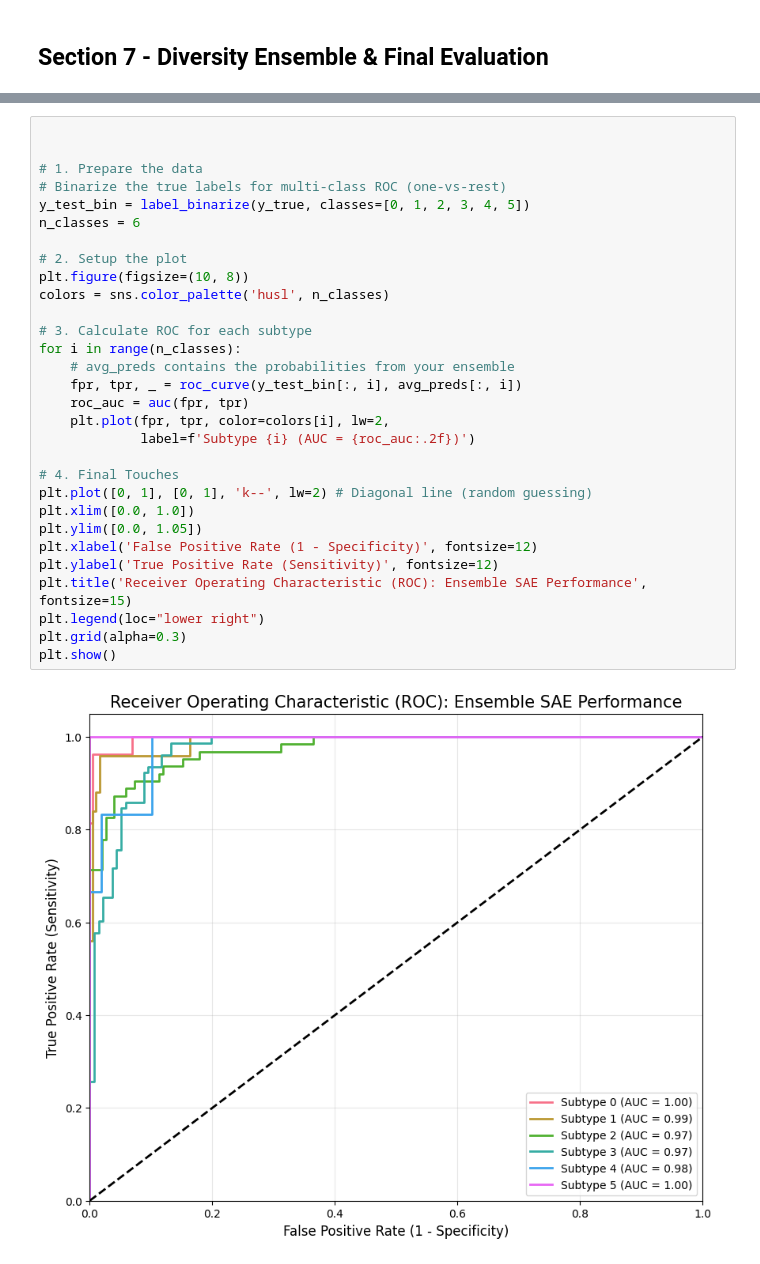
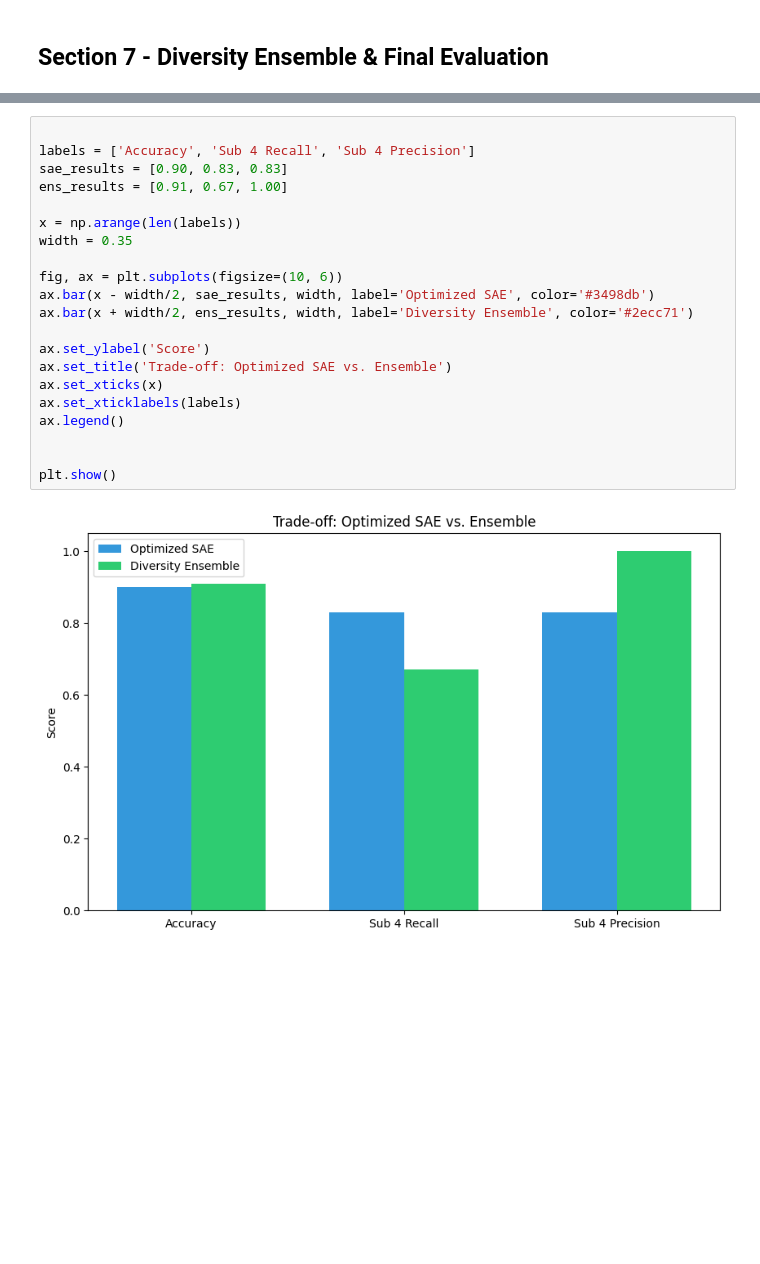
Before and after one commit to saikaldi/genomicDL, a Jupyter notebook: main.ipynb, the cells around one changed output, grey strips where cells are left out. Drawn from its saved outputs; the diff is of its cells as text; blank space fills up the shorter version.

```diff
--- a/main.ipynb
+++ b/main.ipynb
@@ -1280,33 +1327,24 @@ weighted avg       0.91      0.91      0.91       214
-# %%
-
-
-# 1. Prepare the data
-# Binarize the true labels for multi-class ROC (one-vs-rest)
-y_test_bin = label_binarize(y_true, classes=[0, 1, 2, 3, 4, 5])
-n_classes = 6
-
-# 2. Setup the plot
-plt.figure(figsize=(10, 8))
-colors = sns.color_palette('husl', n_classes)
-
-# 3. Calculate ROC for each subtype
-for i in range(n_classes):
-    # avg_preds contains the probabilities from your ensemble
-    fpr, tpr, _ = roc_curve(y_test_bin[:, i], avg_preds[:, i])
-    roc_auc = auc(fpr, tpr)
-    plt.plot(fpr, tpr, color=colors[i], lw=2,
-             label=f'Subtype {i} (AUC = {roc_auc:.2f})')
-
-# 4. Final Touches
-plt.plot([0, 1], [0, 1], 'k--', lw=2) # Diagonal line (random guessing)
-plt.xlim([0.0, 1.0])
-plt.ylim([0.0, 1.05])
-plt.xlabel('False Positive Rate (1 - Specificity)', fontsize=12)
-plt.ylabel('True Positive Rate (Sensitivity)', fontsize=12)
-plt.title('Receiver Operating Characteristic (ROC): Ensemble SAE Performance', fontsize=15)
-plt.legend(loc="lower right")
-plt.grid(alpha=0.3)
-plt.show()
-# %% [output]
-[figure, removed]
+# %%
+
+labels = ['Accuracy', 'Sub 4 Recall', 'Sub 4 Precision']
+sae_results = [0.90, 0.83, 0.83]
+ens_results = [0.91, 0.67, 1.00]
+
+x = np.arange(len(labels))
+width = 0.35
+
+fig, ax = plt.subplots(figsize=(10, 6))
+ax.bar(x - width/2, sae_results, width, label='Optimized SAE', color='#3498db')
+ax.bar(x + width/2, ens_results, width, label='Diversity Ensemble', color='#2ecc71')
+
+ax.set_ylabel('Score')
+ax.set_title('Trade-off: Optimized SAE vs. Ensemble')
+ax.set_xticks(x)
+ax.set_xticklabels(labels)
+ax.legend()
+
+
+plt.show()
+# %% [output]
+[figure, added]
 # %% [markdown]
```
Also changed, not shown: parts of 7 cells of this notebook.
